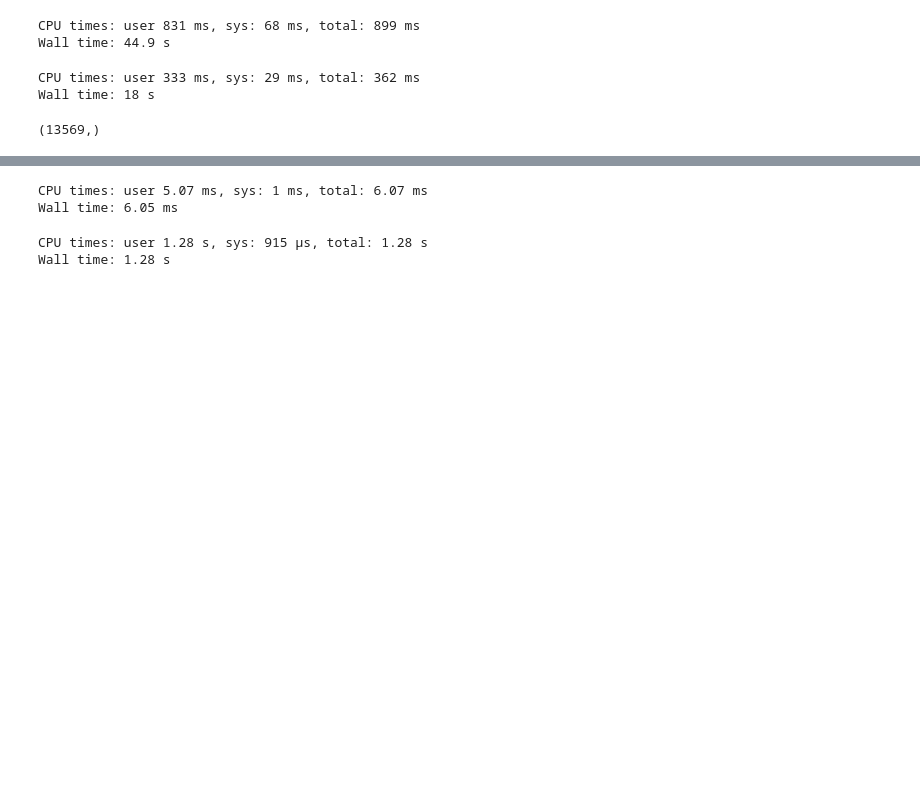
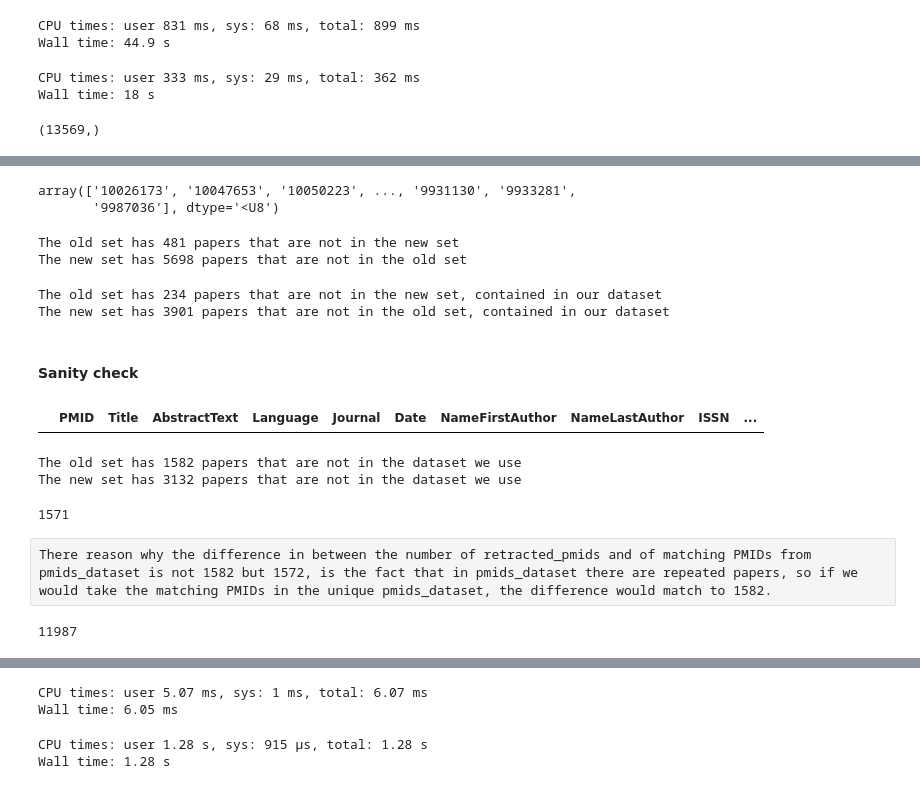
Before and after one commit to berenslab/pubmed-landscape, a Jupyter notebook: scripts/15-rgm-analysis-retracted-papers.ipynb, the cells around one changed output, grey strips where cells are left out. Saved outputs shown, nothing was run; the diff lists cells and outputs as text; code cells hidden in the pictures; blank space fills up the shorter version.

```diff
--- a/scripts/15-rgm-analysis-retracted-papers.ipynb
+++ b/scripts/15-rgm-analysis-retracted-papers.ipynb
@@ -142,0 +192,7 @@ np.save(variables_path / "retracted_pmids", retracted_pmids)
+# %%
+retracted_pmids_rw_clean = retracted_pmids_rw[
+    ~np.isnan(retracted_pmids_rw.to_numpy())
+]
+print(
+    f"There are actually {len(retracted_pmids_rw_clean)} retracted papers with PMIDs"
+)
@@ -142,0 +218,5 @@ np.save(variables_path / "retracted_pmids", retracted_pmids)
+# %%
+unique_retracted_pmids_rw_clean = np.unique(retracted_pmids_rw_clean)
+print(
+    f"There are {len(unique_retracted_pmids_rw_clean)} unique retracted PMIDs"
+)
@@ -142,0 +247,7 @@ np.save(variables_path / "retracted_pmids", retracted_pmids)
+# %%
+unique_retracted_pmids_rw_clean_str = np.array(
+    [str(int(elem)) for elem in unique_retracted_pmids_rw_clean.tolist()]
+)
+print(
+    f"There are {len(unique_retracted_pmids_rw_clean_str)} unique retracted PMIDs"
+)
@@ -142,0 +279,29 @@ np.save(variables_path / "retracted_pmids", retracted_pmids)
+# %%
+retracted_pmids = np.load(variables_path / "retracted_pmids.npy")
+# %%
+retracted_pmids
+# %% [output]
+array(['10026173', '10047653', '10050223', ..., '9931130', '9933281',
+       '9987036'], dtype='<U8')
+# %%
+print(
+    f"The old set has {len(set(retracted_pmids).difference(set(unique_retracted_pmids_rw_clean_str)))} papers that are not in the new set"
+)
+print(
+    f"The new set has {len(set(unique_retracted_pmids_rw_clean_str).difference(set(retracted_pmids)))} papers that are not in the old set"
+)
+# %% [output]
+The old set has 481 papers that are not in the new set
+The new set has 5698 papers that are not in the old set
+# %%
+print(
+    f"The old set has {len(set(pmids_dataset[mask_retracted_pmids]).difference(set(pmids_dataset[mask_retracted_pmids_rw])))} papers that are not in the new set, contained in our dataset"
+)
+print(
+    f"The new set has {len(set(pmids_dataset[mask_retracted_pmids_rw]).difference(set(pmids_dataset[mask_retracted_pmids])))} papers that are not in the old set, contained in our dataset"
+)
+# %% [output]
+The old set has 234 papers that are not in the new set, contained in our dataset
+The new set has 3901 papers that are not in the old set, contained in our dataset
+# %% [markdown]
+#### Sanity check
@@ -142,0 +310,31 @@ np.save(variables_path / "retracted_pmids", retracted_pmids)
+# %%
+clean_df_updated_reparsed_filtered[
+    clean_df_updated_reparsed_filtered.PMID
+    == np.array(
+        set(retracted_pmids).difference(
+            set(unique_retracted_pmids_rw_clean_str)
+        )
+    )
+]
+# %% [output]
+|  | PMID | Title | AbstractText | Language | Journal | Date | NameFirstAuthor | NameLastAuthor | ISSN | ... |
+# %%
+print(
+    f"The old set has {len(set(retracted_pmids).difference(set(pmids_dataset)))} papers that are not in the dataset we use"
+)
+print(
+    f"The new set has {len(set(unique_retracted_pmids_rw_clean_str).difference(set(pmids_dataset)))} papers that are not in the dataset we use"
+)
+# %% [output]
+The old set has 1582 papers that are not in the dataset we use
+The new set has 3132 papers that are not in the dataset we use
+# %%
+13569 - 11998
+# %% [output]
+1571
+# %% [raw]
+There reason why the difference in between the number of retracted_pmids and of matching PMIDs from pmids_dataset is not 1582 but 1572, is the fact that in pmids_dataset there are repeated papers, so if we would take the matching PMIDs in the unique pmids_dataset, the difference would match to 1582.
+# %%
+print(len(np.unique(pmids_dataset[mask_retracted_pmids])))
+# %% [output]
+11987
```
Also changed, not shown: parts of 88 cells of this notebook, 27 other files.
